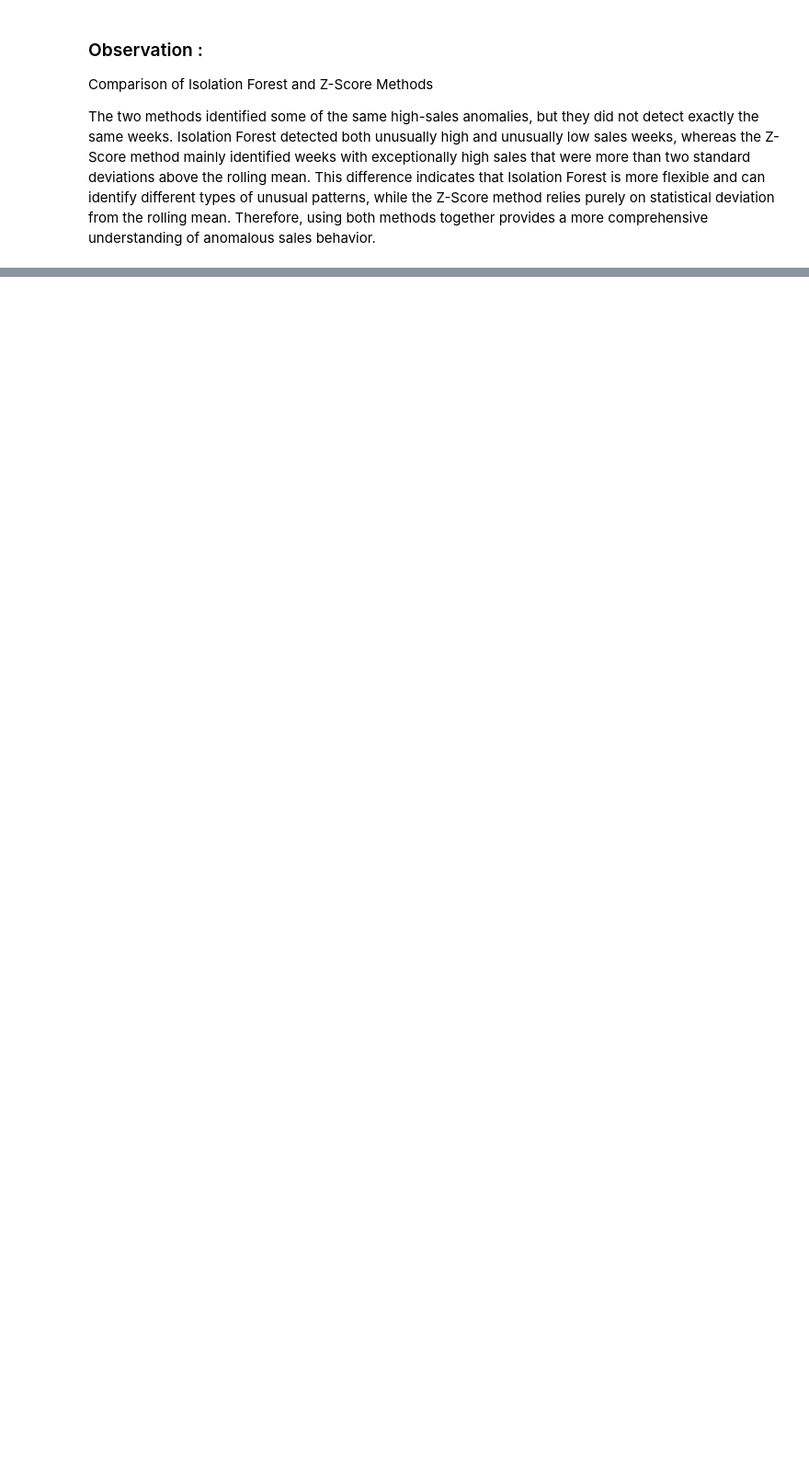
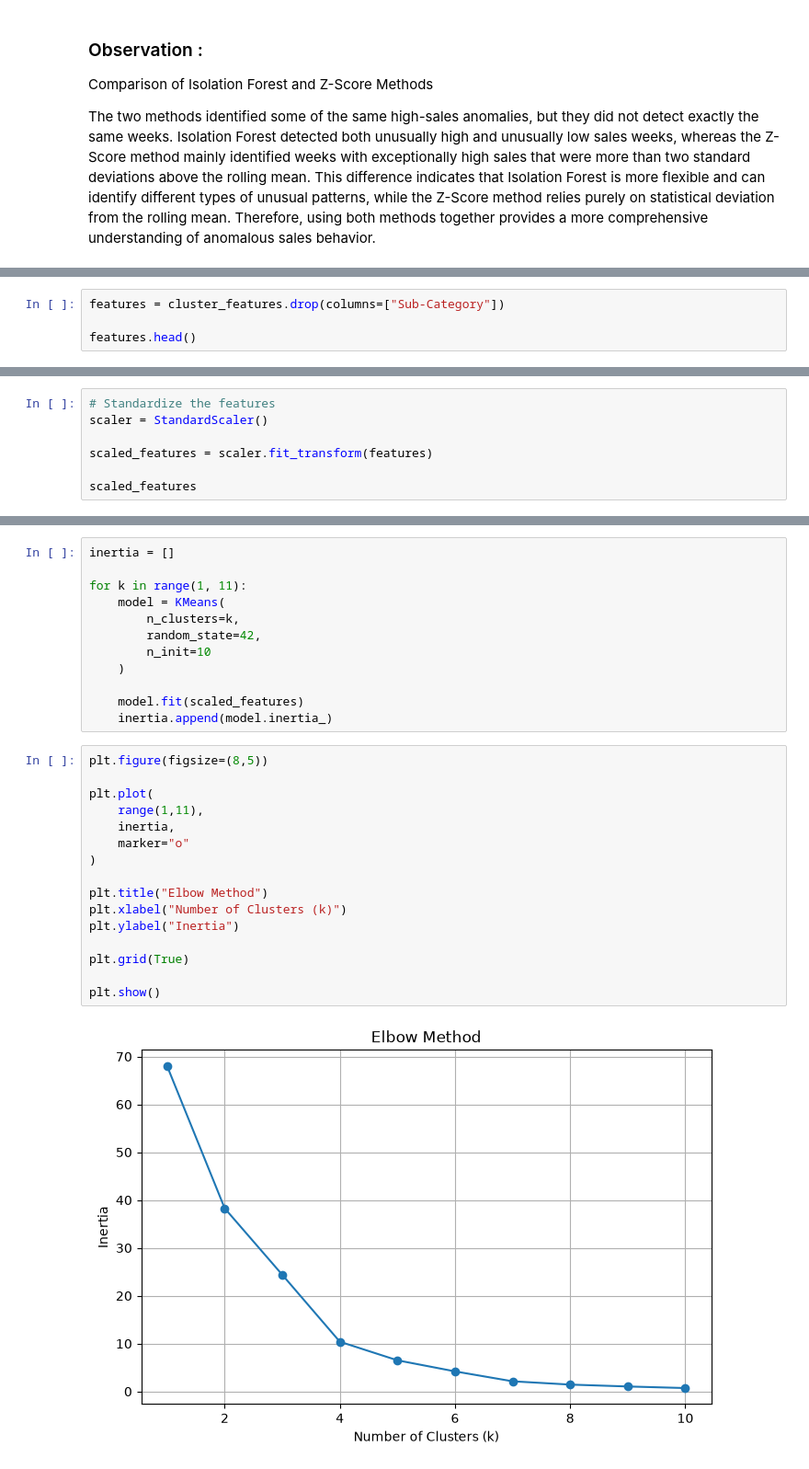
Before and after one commit to Sumit-342/sales-forecasting-dashboard, a Jupyter notebook: analysis.ipynb, the cells around one changed output, grey strips where cells are left out. Shown at 92% size. Drawn from its saved outputs; the diff is of its cells as text; blank space fills up the shorter version.

Commit message:
Product Demand Segmentation using Clustering

```diff
--- a/analysis.ipynb
+++ b/analysis.ipynb
@@ -1505,0 +1295,4 @@ The two methods identified some of the same high-sales anomalies, but they did n
+# %%
+features = cluster_features.drop(columns=["Sub-Category"])
+
+features.head()
@@ -1505,0 +1308,7 @@ The two methods identified some of the same high-sales anomalies, but they did n
+# %%
+# Standardize the features
+scaler = StandardScaler()
+
+scaled_features = scaler.fit_transform(features)
+
+scaled_features
@@ -1505,0 +1335,30 @@ The two methods identified some of the same high-sales anomalies, but they did n
+# %%
+inertia = []
+
+for k in range(1, 11):
+    model = KMeans(
+        n_clusters=k,
+        random_state=42,
+        n_init=10
+    )
+
+    model.fit(scaled_features)
+    inertia.append(model.inertia_)
+# %%
+plt.figure(figsize=(8,5))
+
+plt.plot(
+    range(1,11),
+    inertia,
+    marker="o"
+)
+
+plt.title("Elbow Method")
+plt.xlabel("Number of Clusters (k)")
+plt.ylabel("Inertia")
+
+plt.grid(True)
+
+plt.show()
+# %% [output]
+[figure, added]
```
Also changed, not shown: parts of 95 cells of this notebook.
